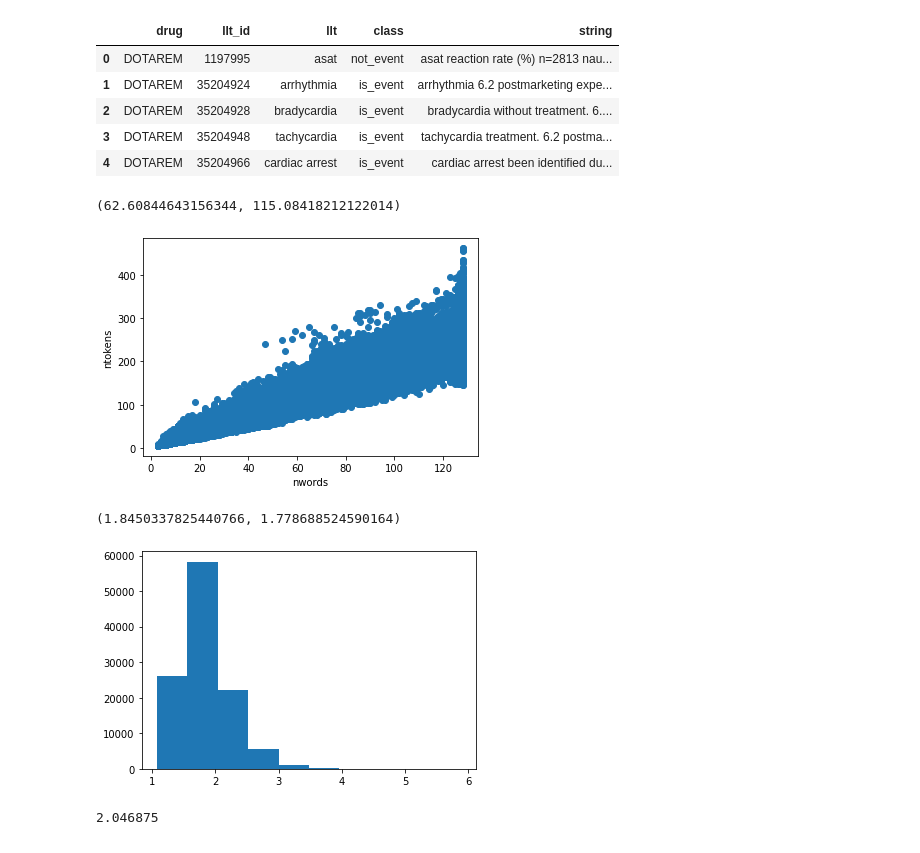
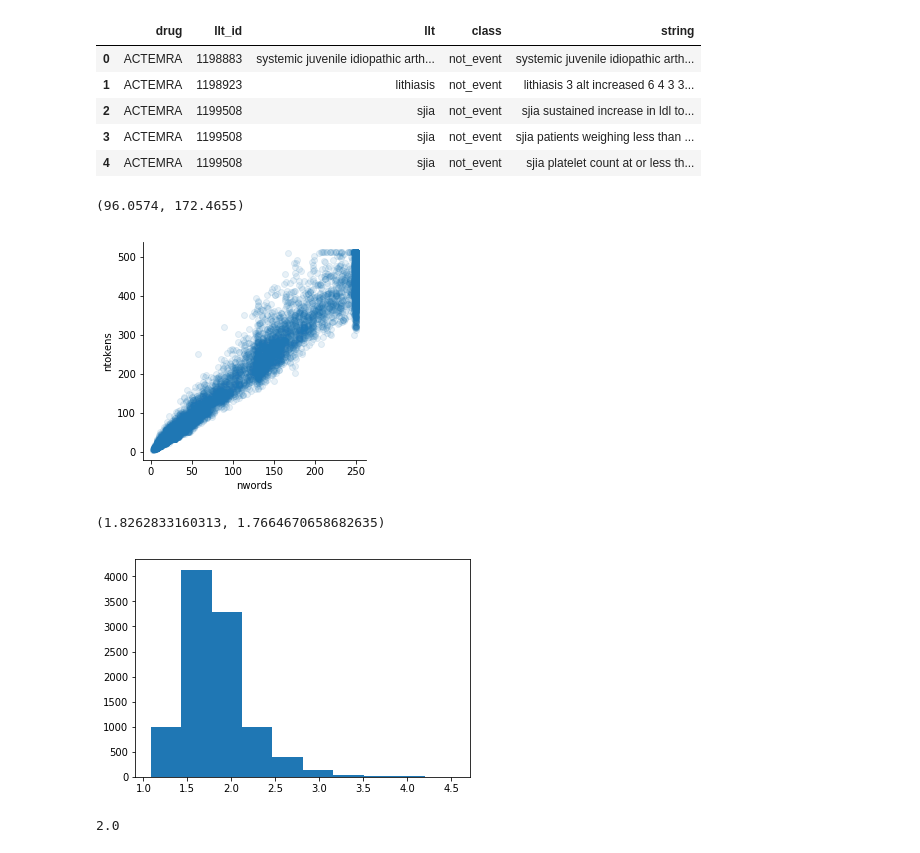
Before and after one commit to tatonetti-lab/onsides, a Jupyter notebook: notebooks/Explore num tokens for given num words in example file.ipynb, the cells around one changed output. Drawn from its saved outputs; the diff is of its cells as text; code cells hidden in the pictures.

```diff
--- a/notebooks/Explore num tokens for given num words in example file.ipynb
+++ b/notebooks/Explore num tokens for given num words in example file.ipynb
@@ -19,42 +19,48 @@ import matplotlib.pyplot as plt
 max_length = 512
 # %%
 # load a reference set
-df = pd.read_csv('../data/ref0_clinical_bert_reference_set.txt')
+df = pd.read_csv('../data/ref0_nwords125_clinical_bert_reference_set_AR.txt')
 df.head()
 # %% [output]
 |  | drug | llt_id | llt | class | string |
-| 0 | DOTAREM | 1197995 | asat | not_event | asat reaction rate (%) n=2813 nau... |
-| 1 | DOTAREM | 35204924 | arrhythmia | is_event | arrhythmia 6.2 postmarketing expe... |
-| 2 | DOTAREM | 35204928 | bradycardia | is_event | bradycardia without treatment. 6.... |
-| 3 | DOTAREM | 35204948 | tachycardia | is_event | tachycardia treatment. 6.2 postma... |
-| 4 | DOTAREM | 35204966 | cardiac arrest | is_event | cardiac arrest been identified du... |
+| 0 | ACTEMRA | 1198883 | systemic juvenile idiopathic arth... | not_event | systemic juvenile idiopathic arth... |
+| 1 | ACTEMRA | 1198923 | lithiasis | not_event | lithiasis 3 alt increased 6 4 3 3... |
+| 2 | ACTEMRA | 1199508 | sjia | not_event | sjia sustained increase in ldl to... |
+| 3 | ACTEMRA | 1199508 | sjia | not_event | sjia patients weighing less than ... |
+| 4 | ACTEMRA | 1199508 | sjia | not_event | sjia platelet count at or less th... |
 # %%
 # load the tokenizer
 tokenizer = AutoTokenizer.from_pretrained('../models/Bio_ClinicalBERT/')
 # %%
 counts = list()
-for text in tqdm(df['string']):
+for text in tqdm(df.sample(n=10000, random_state=1)['string']):
     tokens = tokenizer(text, padding='max_length', max_length=max_length, truncation=True, return_tensors='pt')
     nwords = len(text.split())
     ntokens = (tokens['input_ids'].numpy()!=0).sum()
     counts.append( (nwords, ntokens) )
 # %%
+
 nwords, ntokens = zip(*counts)
-plt.scatter(nwords, ntokens)
+
+
+plt.figure(figsize=(4,4))
+plt.scatter(nwords, ntokens, alpha=0.1)
 plt.xlabel('nwords')
 plt.ylabel('ntokens')
+sns.despine()
+
 np.mean(nwords), np.mean(ntokens)
 # %% [output]
-(62.60844643156344, 115.08418212122014)
+(96.0574, 172.4655)
-[figure, old version]
+[figure, new version]
 # %%
 plt.hist(np.array(ntokens)/np.array(nwords))
 np.mean(np.array(ntokens)/np.array(nwords)), np.median(np.array(ntokens)/np.array(nwords))
 # %% [output]
-(1.8450337825440766, 1.778688524590164)
+(1.8262833160313, 1.7664670658682635)
-[figure, old version]
+[figure, new version]
 # %%
 ratios = np.array(ntokens)/np.array(nwords)
 np.percentile(ratios, 75)
 # %% [output]
-2.046875
+2.0
```
Also changed, not shown: 3 other files.
